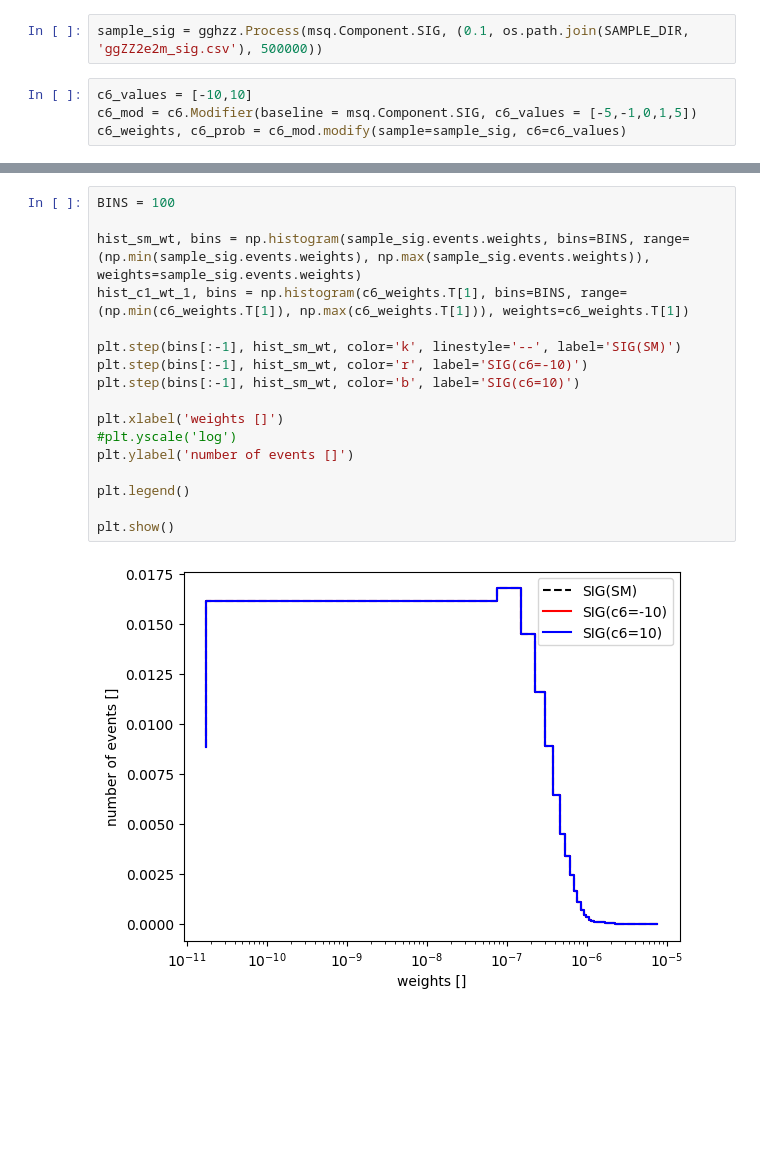
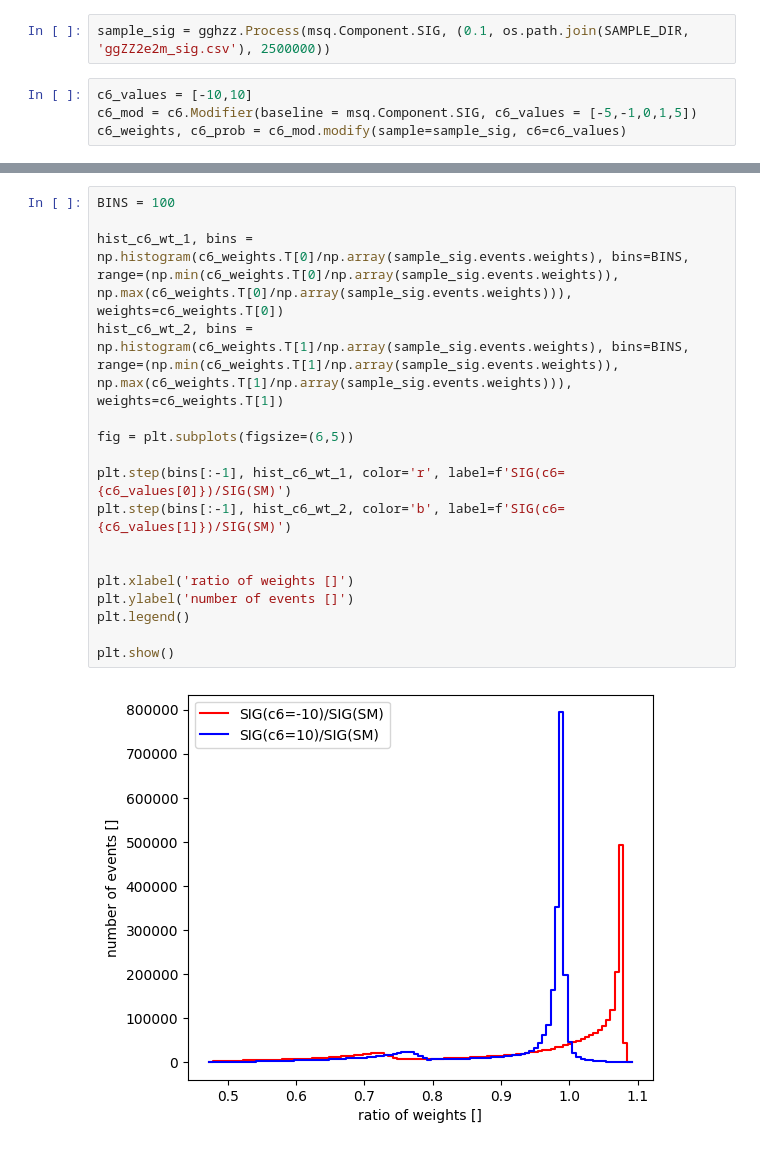
Before and after one commit to taehyounpark/higgs-offshell-interpretation, a Jupyter notebook: plot-weights.ipynb, the cells around one changed output, grey strips where cells are left out. Cells and saved outputs as stored; diff of their text form; blank space fills up the shorter version.

```diff
--- a/plot-weights.ipynb
+++ b/plot-weights.ipynb
@@ -8,7 +10,7 @@ import matplotlib.pyplot as plt
 # %%
 SAMPLE_DIR = '..'
 # %%
-sample_sig = gghzz.Process(msq.Component.SIG, (0.1, os.path.join(SAMPLE_DIR, 'ggZZ2e2m_sig.csv'), 500000))
+sample_sig = gghzz.Process(msq.Component.SIG, (0.1, os.path.join(SAMPLE_DIR, 'ggZZ2e2m_sig.csv'), 2500000))
 # %%
 c6_values = [-10,10]
 c6_mod = c6.Modifier(baseline = msq.Component.SIG, c6_values = [-5,-1,0,1,5])
@@ -16,19 +76,19 @@ c6_weights, c6_prob = c6_mod.modify(sample=sample_sig, c6=c6_values)
 # %%
 BINS = 100
 
-hist_sm_wt, bins = np.histogram(sample_sig.events.weights, bins=BINS, range=(np.min(sample_sig.events.weights), np.max(sample_sig.events.weights)), weights=sample_sig.events.weights)
-hist_c1_wt_1, bins = np.histogram(c6_weights.T[1], bins=BINS, range=(np.min(c6_weights.T[1]), np.max(c6_weights.T[1])), weights=c6_weights.T[1])
+hist_c6_wt_1, bins = np.histogram(c6_weights.T[0]/np.array(sample_sig.events.weights), bins=BINS, range=(np.min(c6_weights.T[0]/np.array(sample_sig.events.weights)), np.max(c6_weights.T[0]/np.array(sample_sig.events.weights))), weights=c6_weights.T[0])
+hist_c6_wt_2, bins = np.histogram(c6_weights.T[1]/np.array(sample_sig.events.weights), bins=BINS, range=(np.min(c6_weights.T[1]/np.array(sample_sig.events.weights)), np.max(c6_weights.T[1]/np.array(sample_sig.events.weights))), weights=c6_weights.T[1])
 
-plt.step(bins[:-1], hist_sm_wt, color='k', linestyle='--', label='SIG(SM)')
-plt.step(bins[:-1], hist_sm_wt, color='r', label='SIG(c6=-10)')
-plt.step(bins[:-1], hist_sm_wt, color='b', label='SIG(c6=10)')
+fig = plt.subplots(figsize=(6,5))
 
-plt.xlabel('weights []')
-#plt.yscale('log')
+plt.step(bins[:-1], hist_c6_wt_1, color='r', label=f'SIG(c6={c6_values[0]})/SIG(SM)')
+plt.step(bins[:-1], hist_c6_wt_2, color='b', label=f'SIG(c6={c6_values[1]})/SIG(SM)')
+
+
+plt.xlabel('ratio of weights []')
 plt.ylabel('number of events []')
-
 plt.legend()
 
 plt.show()
 # %% [output]
-[figure, old version]
+[figure, new version]
```
Also changed, not shown: parts of 6 cells of this notebook.
